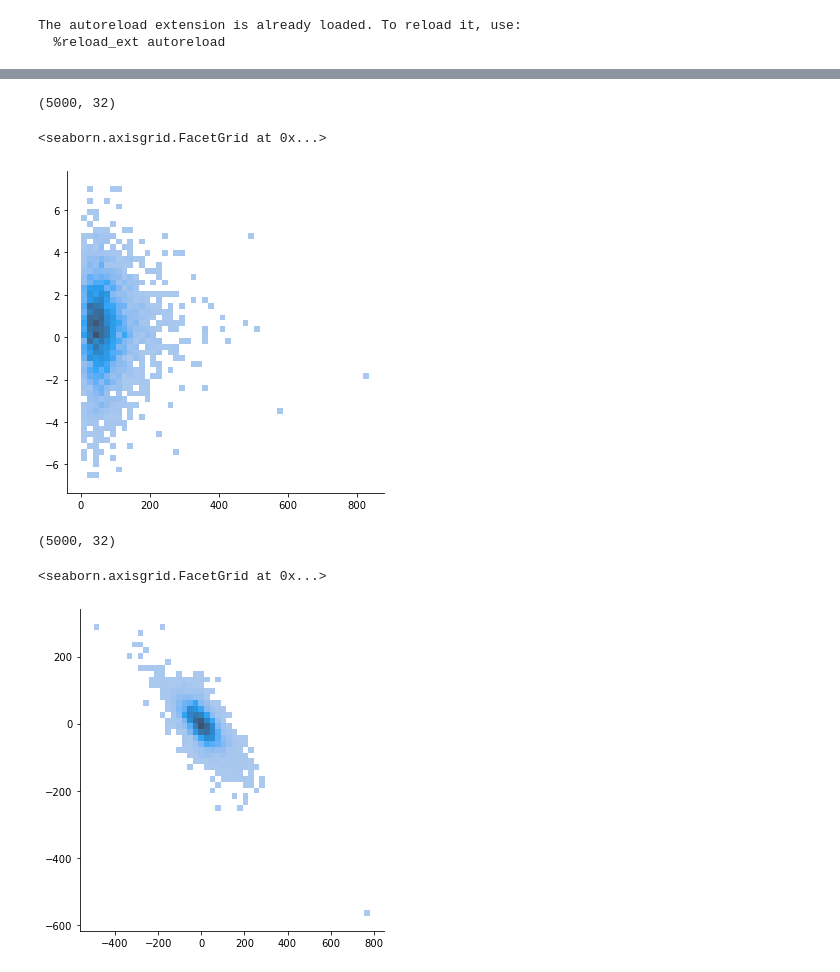
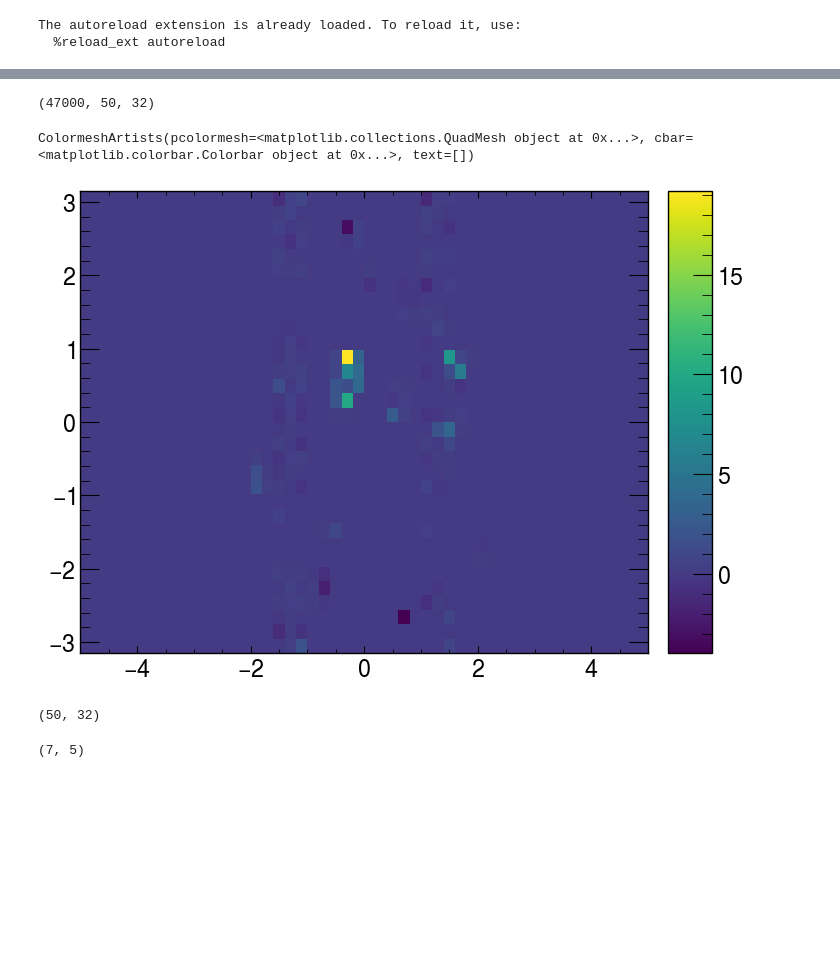
Before and after one commit to ablet-imin/ml-met-trigger, a Jupyter notebook: cell_image.ipynb, the cells around one changed output, grey strips where cells are left out. Drawn from its saved outputs; the diff is of its cells as text; code cells hidden in the pictures; blank space fills up the shorter version.

```diff
--- a/cell_image.ipynb
+++ b/cell_image.ipynb
@@ -23,7 +23,7 @@ from IPython.lib.deepreload import reload
 %load_ext autoreload
 %autoreload 2
 
-from cells import Cells
+from cells import cell_data
 
 MCdata="cell_analysis_mu60"
 MC_root = f"/Users/abletimin/cernbox/Trigger/re21.9/{MCdata}/cells.root"
@@ -31,28 +31,20 @@ MC_root = f"/Users/abletimin/cernbox/Trigger/re21.9/{MCdata}/cells.root"
 tree_name = "ntuple"
 #Branch = "cell_e"
 #Branches = ["cell_e", "cell_phi", "cell_eta", "metTruth_et", "metTruth_phi"]
-#with uproot.open(MC_root+":"+tree_name) as events:
-#            cells_label = events.arrays(Branches[3:], library="pd")
+with uproot.open(MC_root+":"+tree_name) as events:
+    x_bin = np.linspace(-3.15, 3.15, num=33)
+    y_bin = np.linspace(-5, 5, num=51)
+    cell_imgs_ex, cell_label = cell_data(events, x_bin, y_bin, weight='cell_ex', statistic='sum', batch_size=1000)
+    gc.collect()
 
+    cell_imgs_ey, _ = cell_data(events, x_bin, y_bin, weight='cell_ey', statistic='sum', batch_size=1000)
+    gc.collect()
 
-x_bin = np.linspace(-3.15, 3.15, num=64)
-y_bin = np.linspace(-5, 5, num=80)
+    cell_imgs_phi, _ = cell_data(events, x_bin, y_bin, weight='cell_phi', statistic='mean', batch_size=1000)
+    gc.collect()
 
-cell_data = Cells(MC_root, unit="GeV")
-cell_imgs, cell_label = cell_data.cimg_et(x_bin, y_bin, batch_size=1000)
-#cell_vecs, cell_vlabel = cell_data.cvector(x_bin, batch_size=1000)
-
-#cell_imgs_et, cell_label_et = cell_data.cimg_et(x_bin, y_bin, batch_size=1000)
-#cell_vecs_et, cell_vlabel_et = cell_data.cvector_et(np.linspace(-3.15, 3.15, num=33), batch_size=1000)
+    cell_imgs_eta, _ = cell_data(events, x_bin, y_bin, weight='cell_phi', statistic='mean', batch_size=1000)
+    gc.collect()
 # %% [output]
 The autoreload extension is already loaded. To reload it, use:
   %reload_ext autoreload
-# %%
-
-import seaborn as sns
-cmap = sns.diverging_palette(25, 5,s=573, as_cmap=True)
-#sns.diverging_palette(250, 20, as_cmap=True)
-#sns.diverging_palette(h_neg=130, h_pos=10, s=99, l=55, sep=3)
-hit = cell_imgs[5,:,:]
-#hit[hit<0.001]=0
-sns.heatmap(hit, cmap=cmap, center=0.00)
@@ -62,20 +51,17 @@ sns.heatmap(hit, cmap=cmap, center=0.00)
-# %%
-Y = cell_vecs_et[:,:]
-print(Y.shape)
-Y = Y.sum(axis=-1)
-sns.displot(x=cell_vlabel_et[cell_vlabel_et != 0],y=Y ,bins=50)
-# %% [output]
-(5000, 32)
-<seaborn.axisgrid.FacetGrid at 0x...>
-[figure, removed]
-# %%
-Y = cell_vecs[:,:,0]
-Y[abs(Y)<0.5]=0
-
-print(Y.shape)
-Y = Y.sum(axis=-1)
-sns.displot(x=cell_vlabel[:,0],y=Y ,bins=50)
-# %% [output]
-(5000, 32)
-<seaborn.axisgrid.FacetGrid at 0x...>
-[figure, removed]
+# %%
+cell_imgs.shape
+# %% [output]
+(47000, 50, 32)
+# %%
+hep.hist2dplot(hit, y_bin, x_bin)
+# %% [output]
+ColormeshArtists(pcolormesh=<matplotlib.collections.QuadMesh object at 0x...>, cbar=<matplotlib.colorbar.Colorbar object at 0x...>, text=[])
+[figure, added]
+# %%
+hit.shape
+# %% [output]
+(50, 32)
+# %%
+H.shape
+# %% [output]
+(7, 5)
```
Also changed, not shown: parts of 2 cells of this notebook, 7 other files.
